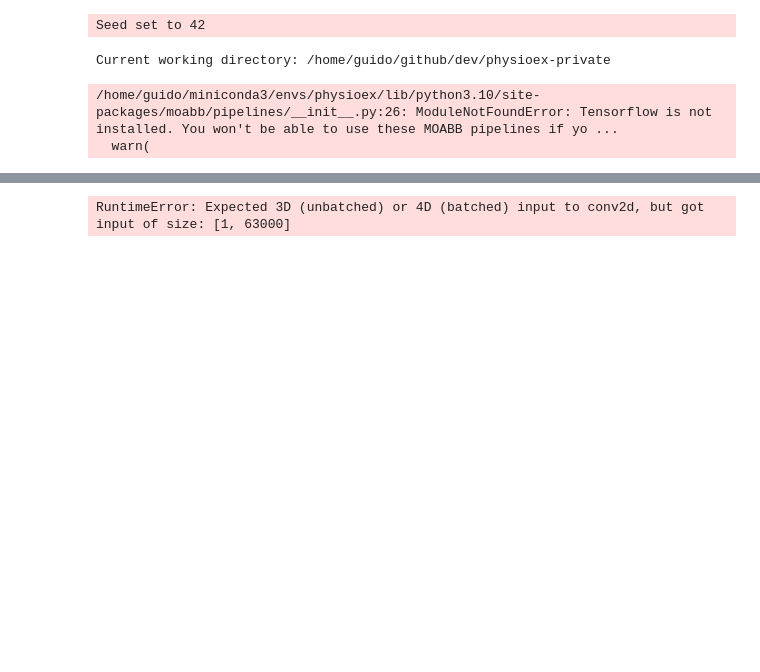
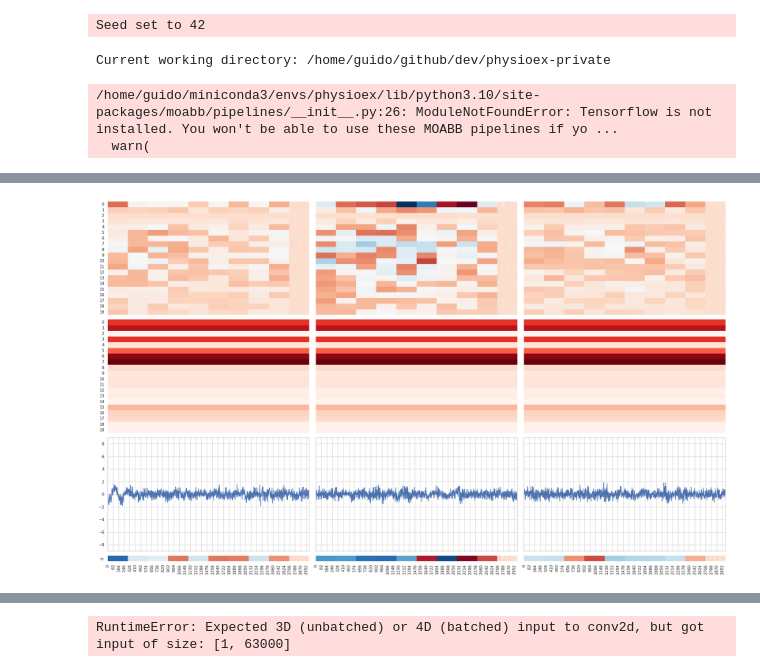
Before and after one commit to guidogagl/physioex, a Jupyter notebook: examples/spectral_gradients.ipynb, the cells around one changed output, grey strips where cells are left out. Saved outputs shown, nothing was run; the diff lists cells and outputs as text; code cells hidden in the pictures; blank space fills up the shorter version.

```diff
--- a/examples/spectral_gradients.ipynb
+++ b/examples/spectral_gradients.ipynb
@@ -107,0 +278,94 @@ torch.Size([32, 3, 1, 3000, 10])
+# %%
+def smooth_importance(heatmap, n=3):
+    heatmap = heatmap.clone()
+
+    for i in range(heatmap.shape[0]):
+
+        # start 0, end -n, step n
+        for j in range(0, heatmap.shape[1] - n, n):
+            # take the sign of the maximum abs value in the window
+            max_index = torch.argmax(torch.abs(heatmap[i, j : j + n]))
+            max_value = heatmap[i, j : j + n][max_index]
+
+            heatmap[i, j : j + n] = torch.ones(n) * max_value
+
+    return heatmap
+# %%
+print(f"Predicted: {y[0]}")
+
+# plotta la serie temporale di input in un subplot per ogni elemento della sequenza
+height_ratios = [1, 1, 1, 1 / 20]
+fig, axs = plt.subplots(
+    4,
+    sequence_length,
+    figsize=(25, 15),
+    sharex="col",
+    sharey="row",
+    gridspec_kw={"height_ratios": height_ratios},
+)
+
+for i in range(sequence_length):
+    heat = torch.ones(baselines.shape[-1], inputs.shape[-1])
+    attr_heat = smooth_importance(torch.transpose(attr[i].squeeze(), 1, 0), n=300)
+    ig_heat = smooth_importance(ig_attr[i].view(1, -1), n=300)
+
+    for b in range(baselines.shape[-1]):
+        heat[b] = heat[b] * importances[b]
+        # attr_heat[b] = attr_heat[b] * importances[b]
+
+    sns.heatmap(
+        attr_heat.numpy(),
+        ax=axs[0, i],
+        cmap="RdBu",
+        vmax=attr.max(),
+        vmin=attr.min(),
+        cbar=False,
+    )
+
+    sns.heatmap(
+        heat.numpy(),
+        ax=axs[1, i],
+        cbar=False,
+        cmap="Reds",
+    )
+
+    sns.lineplot(inputs[0, i].view(-1).numpy(), ax=axs[2, i])
+    axs[2, i].set_ylim((-9, 9))
+
+    sns.heatmap(
+        ig_heat.numpy(),
+        ax=axs[3, i],
+        cmap="RdBu",
+        vmax=attr.max(),
+        vmin=attr.min(),
+        cbar=False,
+    )
+
+plt.tight_layout()
+
+# for each element of the sequence, plot the power spectral density of the input signal
+fig, axs = plt.subplots(1, sequence_length, figsize=(25, 5), sharex="col", sharey="row")
+
+for i in range(sequence_length):
+
+    # compute the power spectral density
+    psd = np.abs(np.fft.fft(inputs[0, i].view(-1).numpy())) ** 2
+    freqs = np.fft.fftfreq(inputs.shape[-1], 1 / 100)
+
+    # take only the positive half of the spectrum
+    psd = psd[freqs >= 0]
+    freqs = freqs[freqs >= 0]
+
+    # double the PSD values to conserve the total power
+    psd = 2 * psd
+    psd = np.log10(psd)
+
+    # plot the PSD
+    sns.lineplot(
+        x=freqs,
+        y=psd,
+        ax=axs[i],
+    )
+
+plt.tight_layout()
+# %% [output]
@@ -107,0 +373 @@ torch.Size([32, 3, 1, 3000, 10])
+[figure, added]
```
Also changed, not shown: parts of 16 cells of this notebook, 20 other files.
